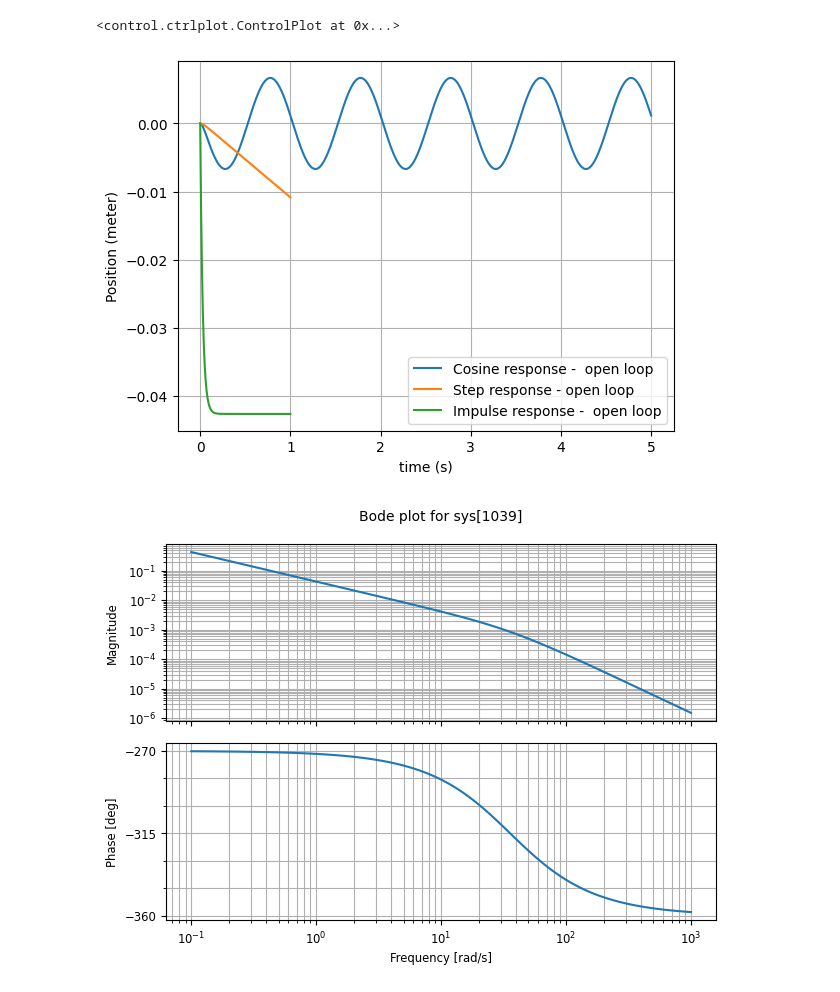
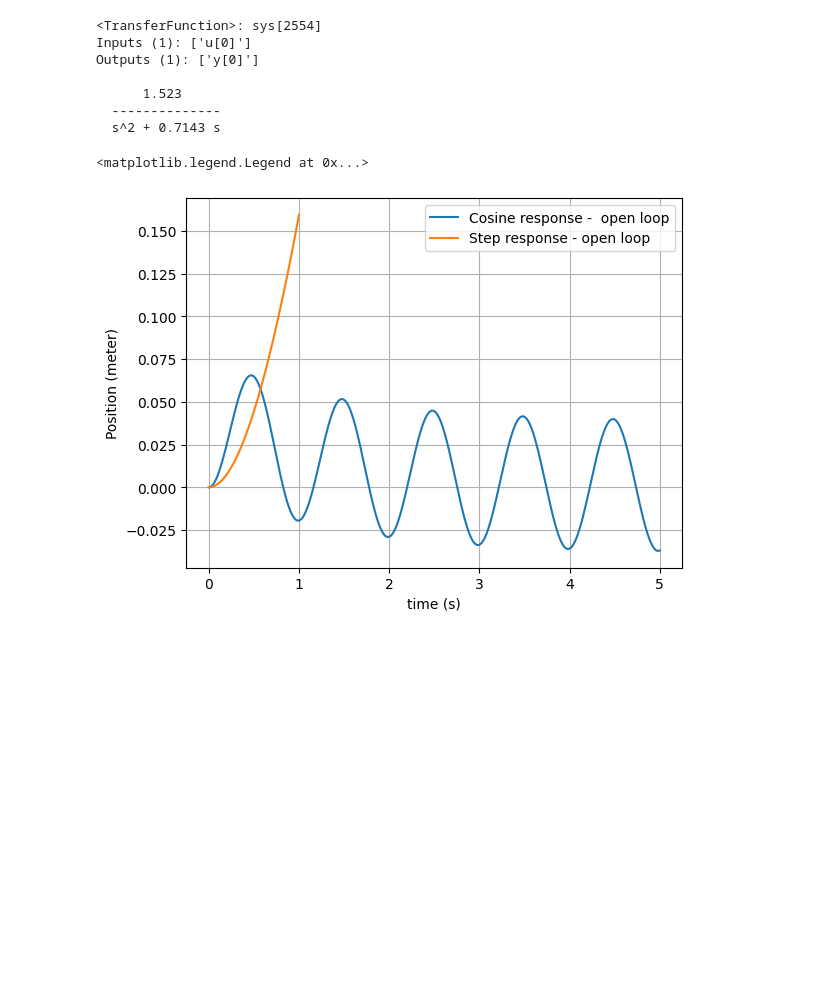
Before and after one commit to TijnAltenaAO/python-modeling, a Jupyter notebook: controlsystemsmodeling.ipynb, the cells around one changed output. Saved outputs shown, nothing was run; the diff lists cells and outputs as text; code cells hidden in the pictures; blank space fills up the shorter version.

```diff
--- a/controlsystemsmodeling.ipynb
+++ b/controlsystemsmodeling.ipynb
@@ -9,55 +43,62 @@ import matplotlib.pyplot as plt
 g = 9.81
 d = 0.0375
 L = 0.1725
-b = 0.05 # total guess
+b = 0.001 # total guess
 m = 0.05 # weight of ball
 R = 0.02
 
-num = [-5/7*g*(d/L)] # this technically makes the tf x/alpha, with alpha equals the angle of the motor, not that of the beam.
+num = [5/7*g*(d/L)] # this technically makes the tf x/alpha, with alpha equals the angle of the motor, not that of the beam.
 # num = [-5/7*g] # this equals tf = x/theta, the angle of the beam
 den = [1, (5*b)/(7*m*R), 0]
 
 G_plant = tf(num, den)
+print(G_plant)
 
 # step response and pulse response:
 step = tf([1],[1,0])
 Y_step = G_plant * step
 pulse = tf([1],[1])
 Y_pulse = G_plant * step
 
 f = 1 # frequency
 a =  2*np.pi*f # angular frequency
 cos = tf([1,0],[1,0,a**2])
 Y_cosine = G_plant * cos
 
 sin = tf([a],[1,0,a**2])
 Y_sine = G_plant * sin
 
 
 #open loop response = the system's output behavior without any feedback, measured after a step change in the systems input (= at the controller's output )
 t,y = step_response(G_plant,T=1,T_num=200, X0=0)     #X0 can be set as initial condition
 y_angle = y*(np.pi/12) # change to whatever angle we want to try as a step.
-t2,yc = impulse_response(G_plant,T=1,T_num=200)
-t3,yc2 = impulse_response(Y_sine, T=5, T_num=1000)
+t2,yc = impulse_response(G_plant,T=5,T_num=1000)
+# t3,yc2 = impulse_response(Y_sine, T=5, T_num=1000)
 t4,yc3 = impulse_response(Y_cosine, T=5, T_num=1000)
-
+yc2 = yc2 * (np.pi/12)
 # plt.plot(t3,yc2, label='Sine response -  open loop')
 plt.plot(t4,yc3, label='Cosine response -  open loop')
 
 plt.plot(t,y_angle, label='Step response - open loop')
-plt.plot(t2,yc, label='Impulse response -  open loop')
+# plt.plot(t2,yc, label='Impulse response -  open loop')
 
 plt.grid()
-plt.xlabel('time (s)') # unsure if should be angle
+plt.xlabel('time (s)')
 plt.ylabel('Position (meter)')
 plt.legend()
 
-w = np.logspace(-1,3,100)   #set omega range
-bode_plot(G_plant,w,deg=True,Hz=False)
+# w = np.logspace(-1,3,100)   #set omega range
+# bode_plot(G_plant,w,deg=True,Hz=False)
 # %% [output]
-<control.ctrlplot.ControlPlot at 0x...>
+<TransferFunction>: sys[2554]
+Inputs (1): ['u[0]']
+Outputs (1): ['y[0]']
+
+      1.523
+  --------------
+  s^2 + 0.7143 s
+<matplotlib.legend.Legend at 0x...>
-[figure, old version]
+[figure, new version]
-[figure, removed]
 # %%
 import array
 import control
```
Also changed, not shown: parts of 4 cells of this notebook.
